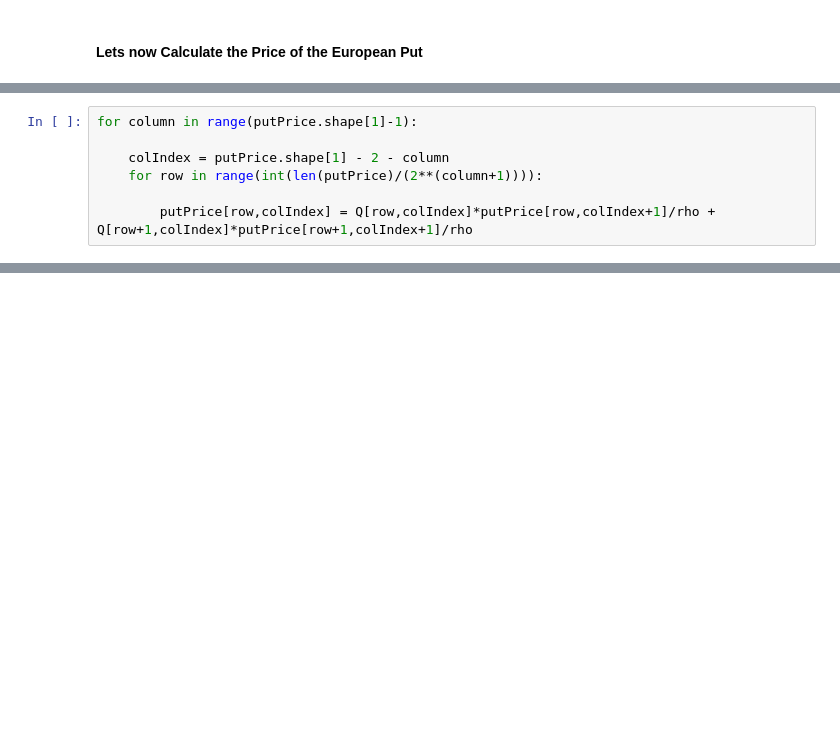
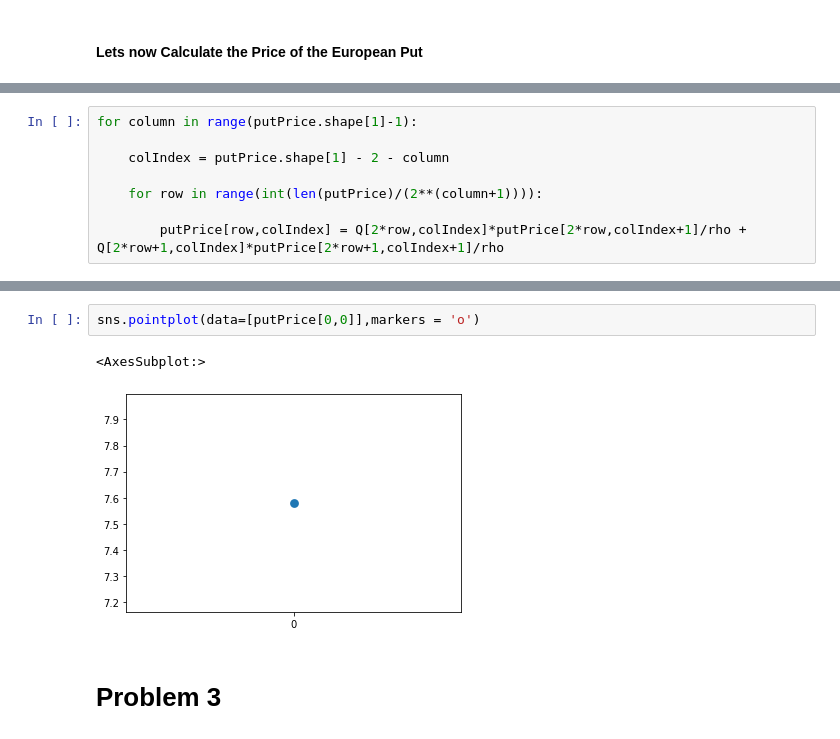
Before and after one commit to sethkelley2/Math-623-Computational-Finance, a Jupyter notebook: Math623_Homework1.ipynb, the cells around one changed output, grey strips where cells are left out. Cells and saved outputs as stored; diff of their text form; blank space fills up the shorter version.

```diff
--- a/Math623_Homework1.ipynb
+++ b/Math623_Homework1.ipynb
@@ -62,6 +63,7 @@ for i in range(len(putPrice)):
 for column in range(putPrice.shape[1]-1):
 
     colIndex = putPrice.shape[1] - 2 - column
+
     for row in range(int(len(putPrice)/(2**(column+1)))):
 
-        putPrice[row,colIndex] = Q[row,colIndex]*putPrice[row,colIndex+1]/rho + Q[row+1,colIndex]*putPrice[row+1,colIndex+1]/rho
+        putPrice[row,colIndex] = Q[2*row,colIndex]*putPrice[2*row,colIndex+1]/rho + Q[2*row+1,colIndex]*putPrice[2*row+1,colIndex+1]/rho
@@ -87,0 +70,7 @@ array([[5.51570223e-02, 3.35146256e-02, 1.53003424e-02, 3.97792173e-03, 0.000000
+# %%
+sns.pointplot(data=[putPrice[0,0]],markers = 'o')
+# %% [output]
+<AxesSubplot:>
+[figure, added]
+# %% [markdown]
+# Problem 3 #
```
Also changed, not shown: parts of 28 cells of this notebook.
